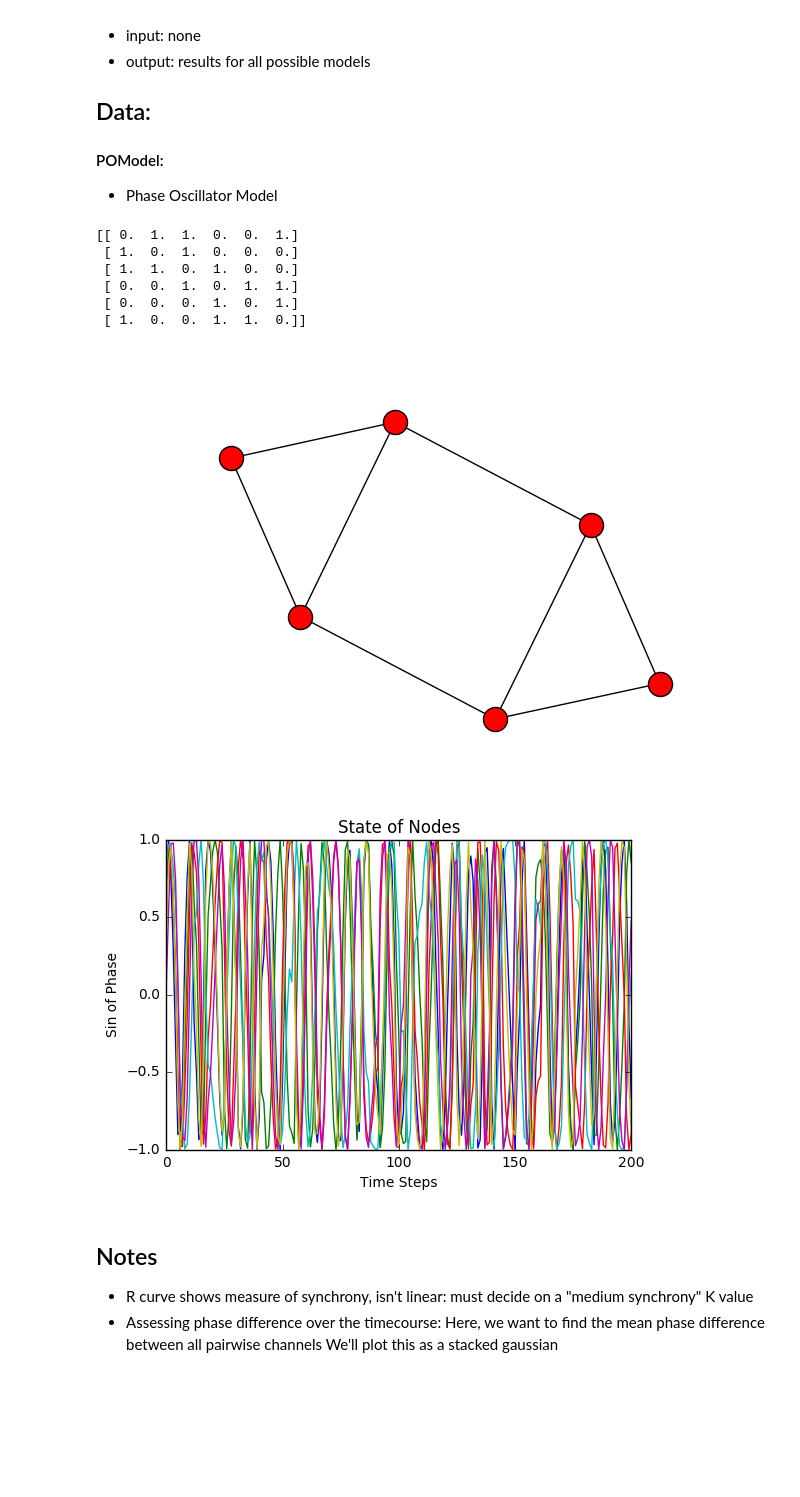
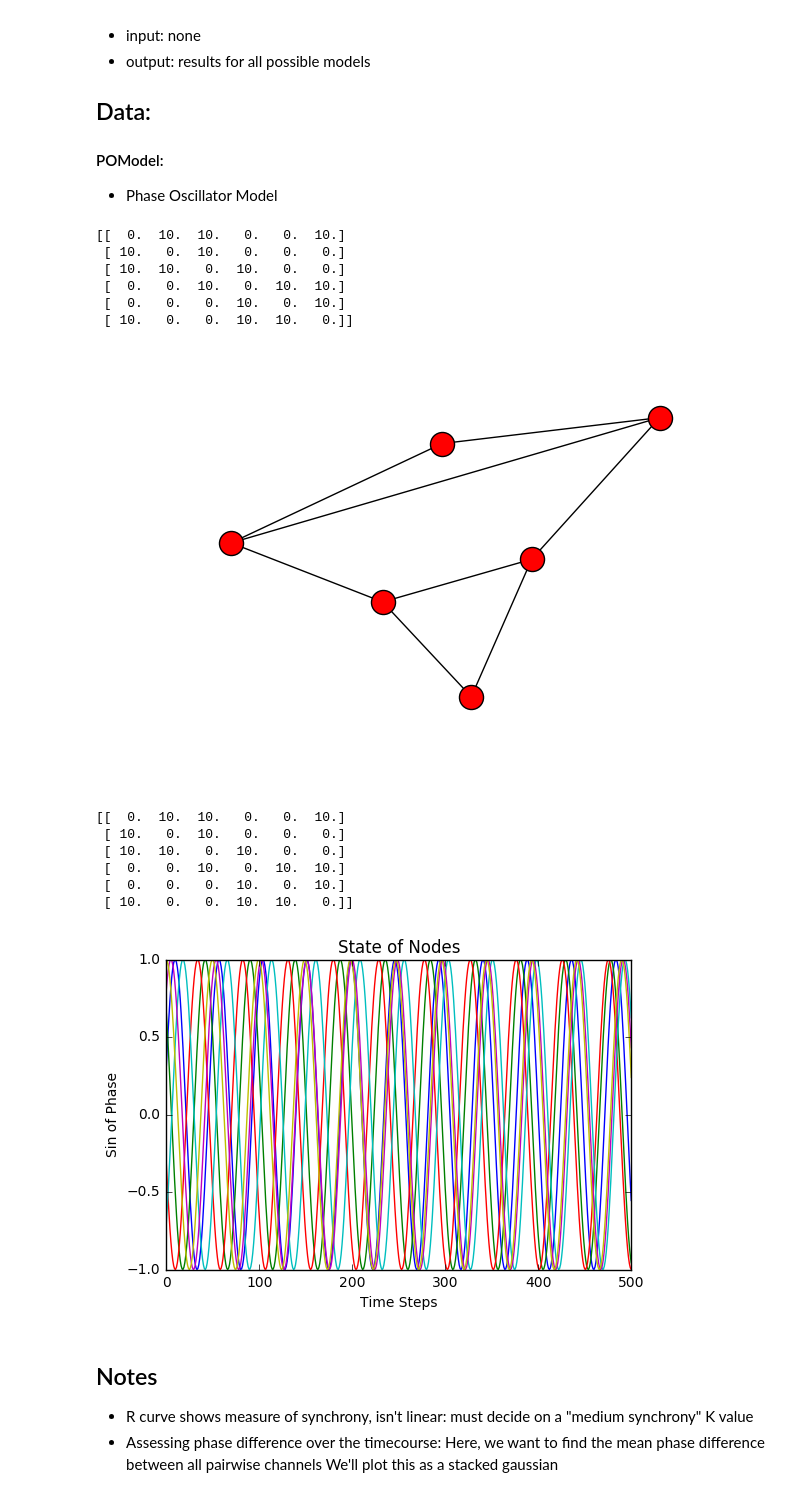
Before and after one commit to virati/KuramotoDBS, a Jupyter notebook: COSYNE Phase Oscillator.ipynb, the cells around one changed output. Saved outputs shown, nothing was run; the diff lists cells and outputs as text; code cells hidden in the pictures; blank space fills up the shorter version.

```diff
--- a/COSYNE Phase Oscillator.ipynb
+++ b/COSYNE Phase Oscillator.ipynb
@@ -25,10 +25,11 @@ Once deleted, variables cannot be recovered. Proceed (y/[n])? y
 - Phase Oscillator Model
 # %%
 class POModel:
-    def __init__(self,A, dt = .05):
+    def __init__(self,A, dt = .01):
         self.G = nx.from_numpy_matrix(A) #Graph
-        self.states = np.matrix([[0],[0],[0],[0],[0],[0]]) +  np.random.uniform(0,1,size=(6,1))# memory of phases
-        self.w = np.matrix(np.matrix([[13],[13],[13],[13],[13],[13]])) + np.random.normal(0,2,size=(6,1)) #init intrinsic freq.
+        print(nx.to_numpy_matrix(G))
+        self.states = np.matrix([[0],[np.pi/2],[np.pi],[3*np.pi/2],[2*np.pi],[np.pi/3]]) +  np.random.uniform(0,1,size=(6,1))# memory of phases
+        self.w = np.matrix(np.matrix([[13],[13],[13],[13],[13],[13]])) #+ np.random.normal(0,2,size=(6,1)) #init intrinsic freq.
         self.t = 0 #time
         self.dt = dt #time step
 
@@ -36,7 +37,7 @@ class POModel:
     def phase_dev(self,phase):
         D = (nx.incidence_matrix(self.G, oriented = True)).todense() #incidence
         N = np.random.normal(0, 10, [len(D[0]), 1])
-        return self.w - D * np.sin(D.T * self.states[:,-1]) / len(self.G) + N
+        return self.w - D * np.sin(D.T * self.states[:,-1]) / len(self.G) #+ N
 
 
     # 4th order Runge-Kutta approximation
@@ -53,23 +54,22 @@ class POModel:
 nodes = [1,2,3,4,5,6]
 G = nx.Graph()
 G.add_nodes_from(nodes)
-G.add_edges_from([(1,2),(2,3),(1,3),(3,4),(4,5),(4,6),(5,6),(1,6)])
+K = 10 # This is the default value of K - "semisynchronous"
+G.add_weighted_edges_from([(1,2,K),(2,3,K),(1,3,K),(3,4,K),(4,5,K),(4,6,K),(5,6,K),(1,6,K)])
 
 #Quick plot of G
 nx.draw(G)
 
 A = nx.to_numpy_matrix(G)
-K = 1 # This is the default value of K - "semisynchronous"
-A = K*A
 print(A)
 # %% [output]
-[[ 0.  1.  1.  0.  0.  1.]
- [ 1.  0.  1.  0.  0.  0.]
- [ 1.  1.  0.  1.  0.  0.]
- [ 0.  0.  1.  0.  1.  1.]
- [ 0.  0.  0.  1.  0.  1.]
- [ 1.  0.  0.  1.  1.  0.]]
+[[  0.  10.  10.   0.   0.  10.]
+ [ 10.   0.  10.   0.   0.   0.]
+ [ 10.  10.   0.  10.   0.   0.]
+ [  0.   0.  10.   0.  10.  10.]
+ [  0.   0.   0.  10.   0.  10.]
+ [ 10.   0.   0.  10.  10.   0.]]
-[figure, old version]
+[figure, new version]
 # %%
 def run_model(A, t = 10):
     P = POModel(A)
@@ -77,19 +77,25 @@ def run_model(A, t = 10):
         P.step()
     return P
 # %%
-def state_course(A, time = 10):
+def state_course(A, time = 5):
     P = run_model(A,time)
 
     plt.figure()
     plt.plot(np.sin(P.states.T))
     plt.xlabel('Time Steps')
     plt.ylabel('Sin of Phase')
     plt.title('State of Nodes')
     plt.xlim((0,int(time/P.dt)))
     plt.show()
 state_course(A)
 # %% [output]
+[[  0.  10.  10.   0.   0.  10.]
+ [ 10.   0.  10.   0.   0.   0.]
+ [ 10.  10.   0.  10.   0.   0.]
+ [  0.   0.  10.   0.  10.  10.]
+ [  0.   0.   0.  10.   0.  10.]
+ [ 10.   0.   0.  10.  10.   0.]]
-[figure, old version]
+[figure, new version]
 # %%
 def gen_models(A, time = 1):
     list_models = []
```
Also changed, not shown: 1 other file.
